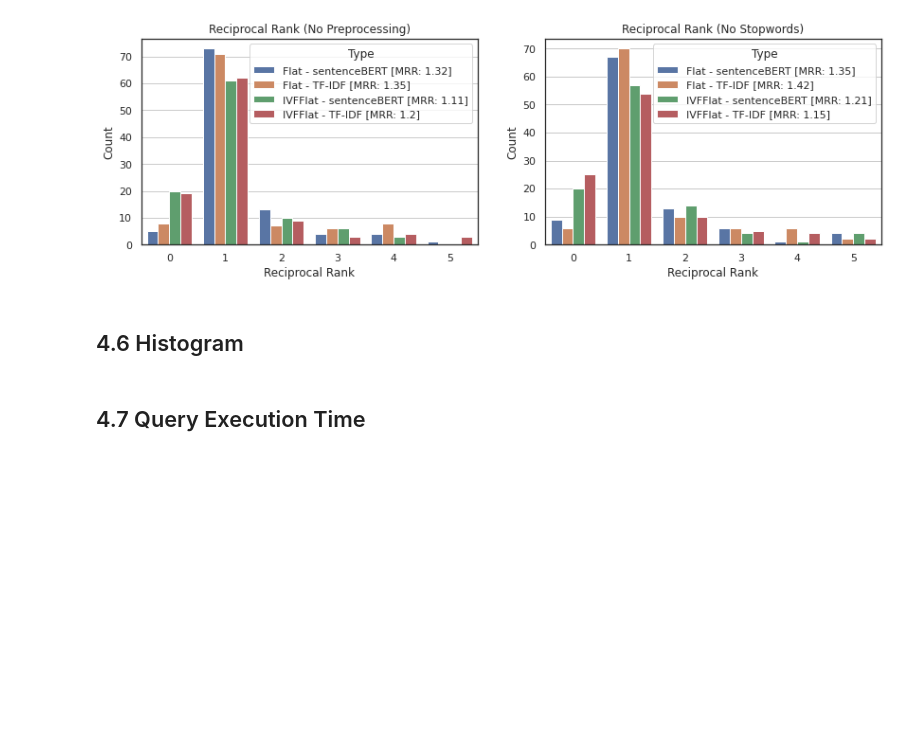
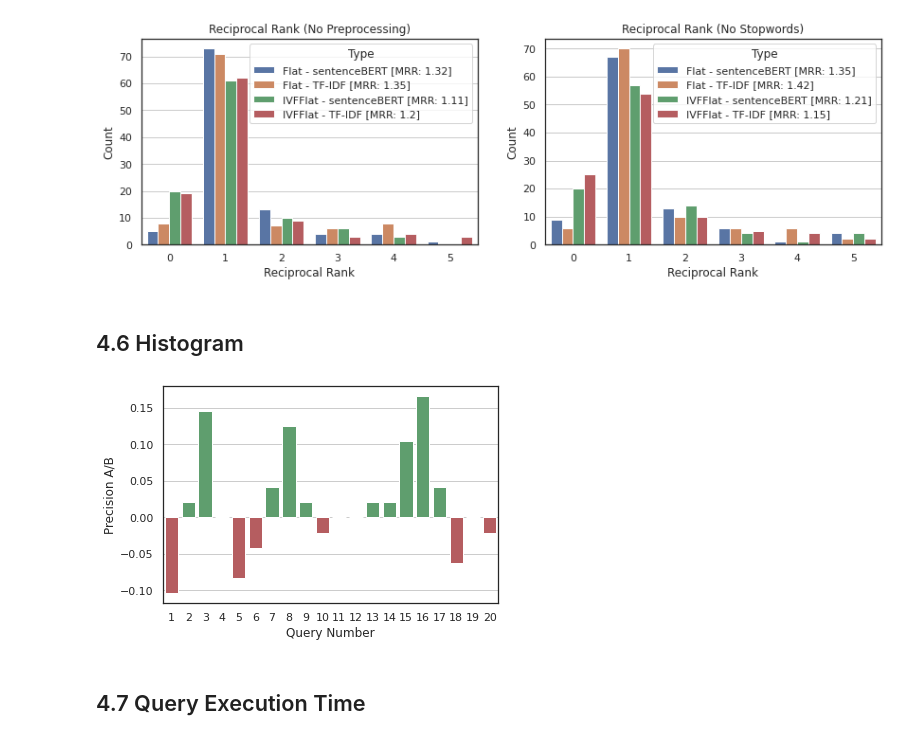
Before and after one commit to jcfneto/search-engine, a Jupyter notebook: notebooks/search_engine.ipynb, the cells around one changed output. Cells and saved outputs as stored; diff of their text form; code cells hidden in the pictures; blank space fills up the shorter version.

```diff
--- a/notebooks/search_engine.ipynb
+++ b/notebooks/search_engine.ipynb
@@ -540,6 +540,25 @@ utils.mrr_plot(mrr_results_wo_sw, 'No Stopwords')
 [figure]
 # %% [markdown]
 ## 4.6 Histogram
+# %%
+# getting the results
+flat_bert_np = p_results[(p_results.variable == 'Flat - sentenceBERT') &
+                         (p_results.Preprocessing == 'no preprocessing')].value.values[:20]
+flat_tfidf_wo_sw = p_results[(p_results.variable == 'Flat - TF-IDF') &
+                             (p_results.Preprocessing == 'no stopwords')].value.values[:20]
+
+# difference
+diff = flat_bert_np - flat_tfidf_wo_sw
+
+# setting color gaph
+color = ['g' if d > 0 else 'r' for d in diff]
+# %%
+# plotting the results
+sns.barplot(np.arange(1, 21), diff, palette=color)
+plt.xlabel('Query Number'), plt.ylabel('Precision A/B')
+plt.grid(axis='y')
+# %% [output]
+[figure, added]
 # %% [markdown]
 ## 4.7 Query Execution Time
 # %%
```
Also changed, not shown: parts of 1 cell of this notebook, 1 other file.
